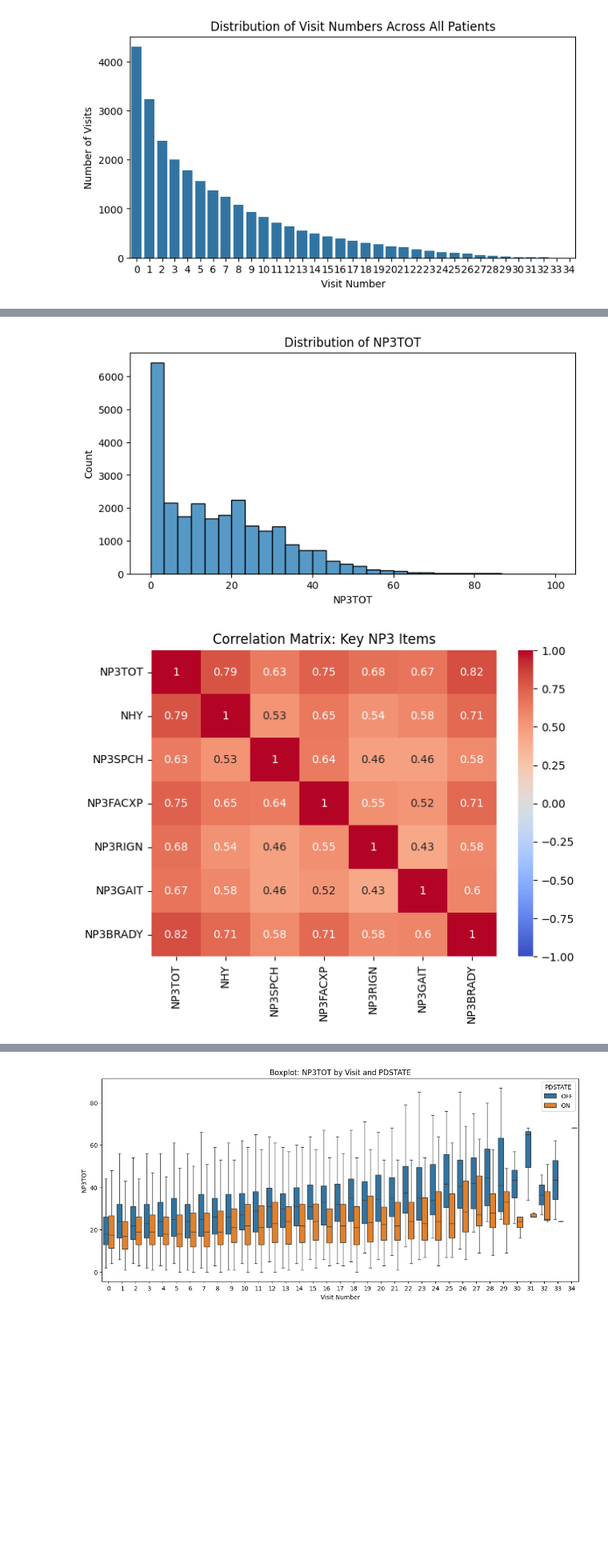
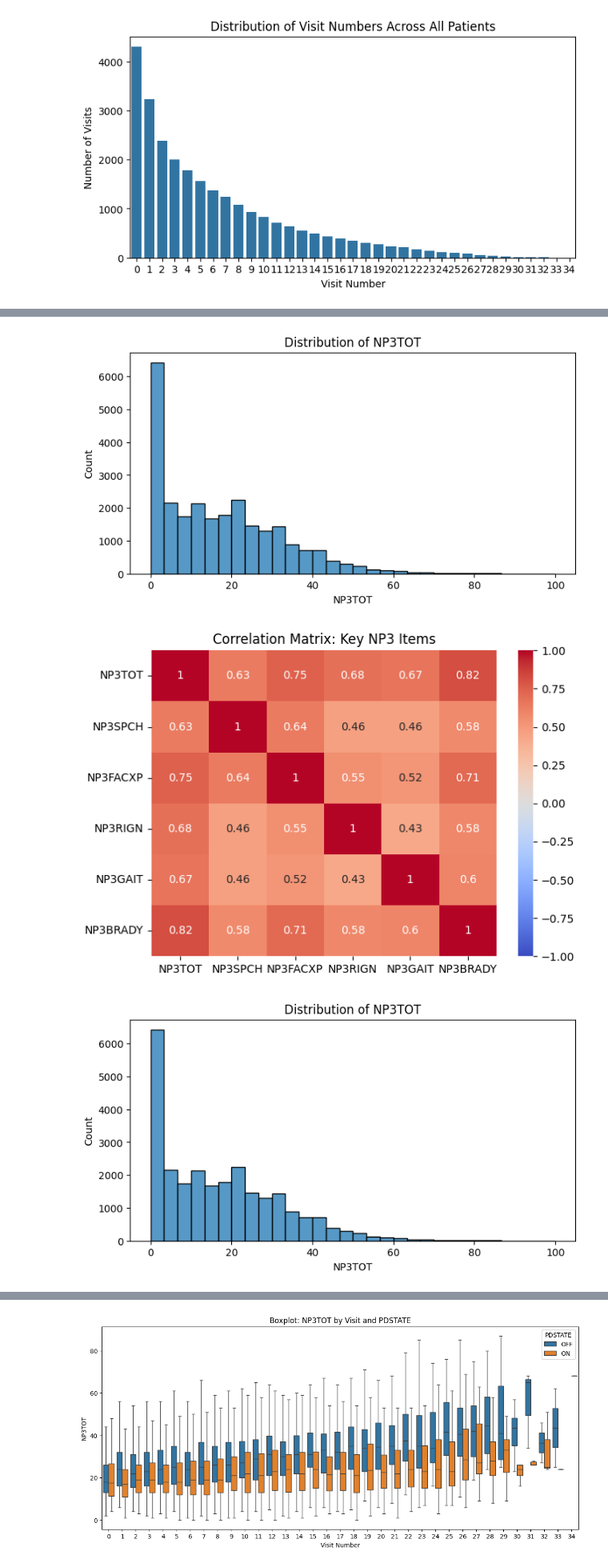
Before and after one commit to LarsHeijnennn/Thesis, a Jupyter notebook: Final/EDA_and_timeseries.ipynb, the cells around one changed output, grey strips where cells are left out. Shown at 80% size. Saved outputs shown, nothing was run; the diff lists cells and outputs as text; code cells hidden in the pictures; blank space fills up the shorter version.

```diff
--- a/Final/EDA_and_timeseries.ipynb
+++ b/Final/EDA_and_timeseries.ipynb
@@ -221,8 +221,8 @@ plt.show
 import matplotlib.pyplot as plt
 import seaborn as sns
 
-# 1. Descriptive statistics for NP3TOT, NHY, and key NP3 items
-key_items = ['NP3TOT', 'NHY', 'NP3SPCH', 'NP3FACXP', 'NP3RIGN', 'NP3GAIT', 'NP3BRADY']
+# Descriptive statistics for NP3TOT, NHY, and key NP3 items
+key_items = ['NP3TOT', 'NP3SPCH', 'NP3FACXP', 'NP3RIGN', 'NP3GAIT', 'NP3BRADY']
 desc = data[key_items].describe()
 print("Descriptive statistics:\n", desc)
 
@@ -240,5 +240,14 @@ plt.figure(figsize=(7, 5))
 sns.heatmap(corr_matrix, annot=True, cmap='coolwarm', vmin=-1, vmax=1)
 plt.title('Correlation Matrix: Key NP3 Items')
 plt.show()
+
+# Plot distributions of key NP3 items individually
+for item in key_items:
+    plt.figure(figsize=(8, 4))
+    sns.histplot(data[item].dropna(), bins=30, kde=False)
+    plt.title(f'Distribution of {item}')
+    plt.xlabel(item)
+    plt.ylabel('Count')
+    plt.show()
 # %% [output]
 Descriptive statistics:
@@ -264,2 +273,3 @@ max        4.000000      4.000000
 [figure]
-[figure, old version]
+[figure, new version]
+[figure, added]
```
Also changed, not shown: parts of 13 cells of this notebook, 1 other file.
